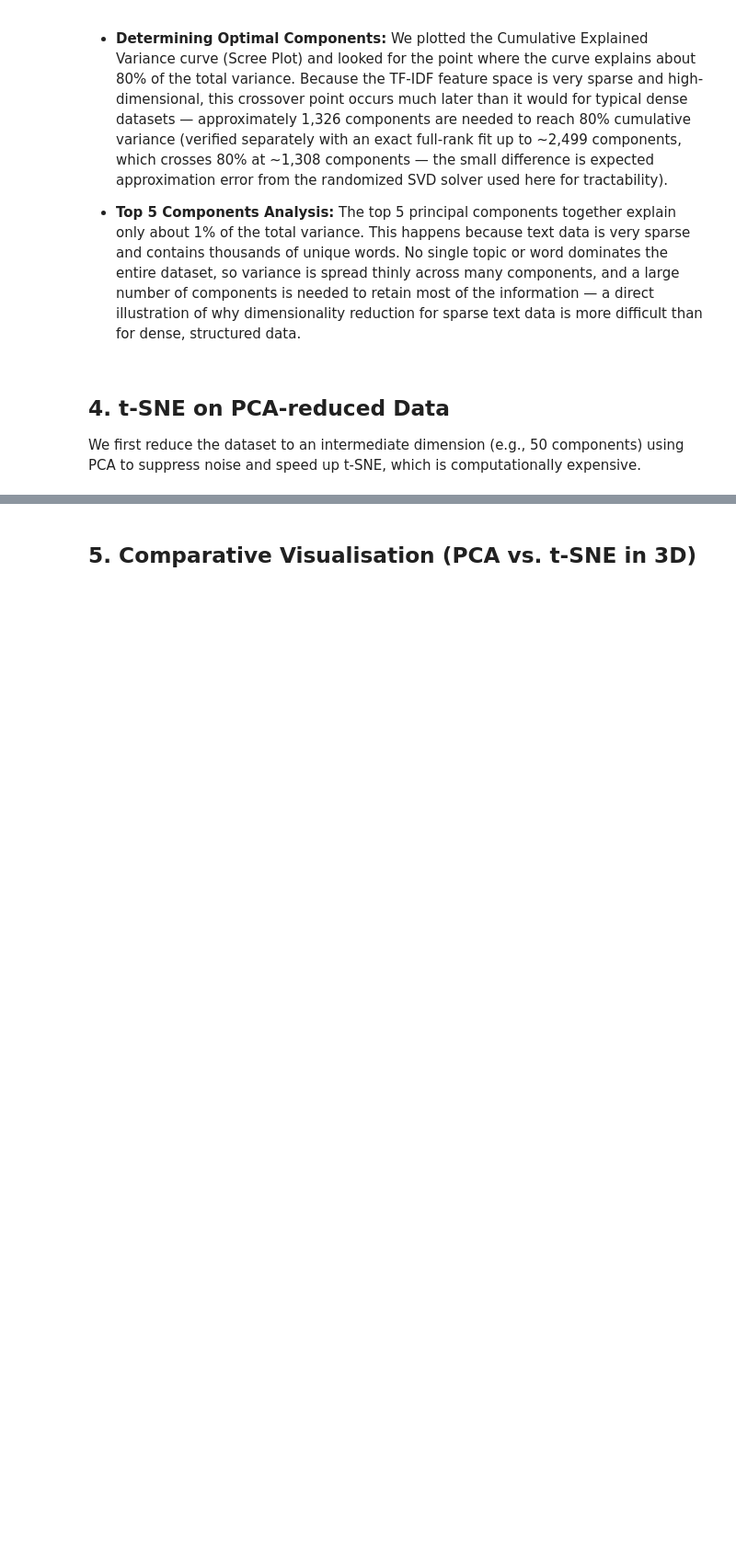
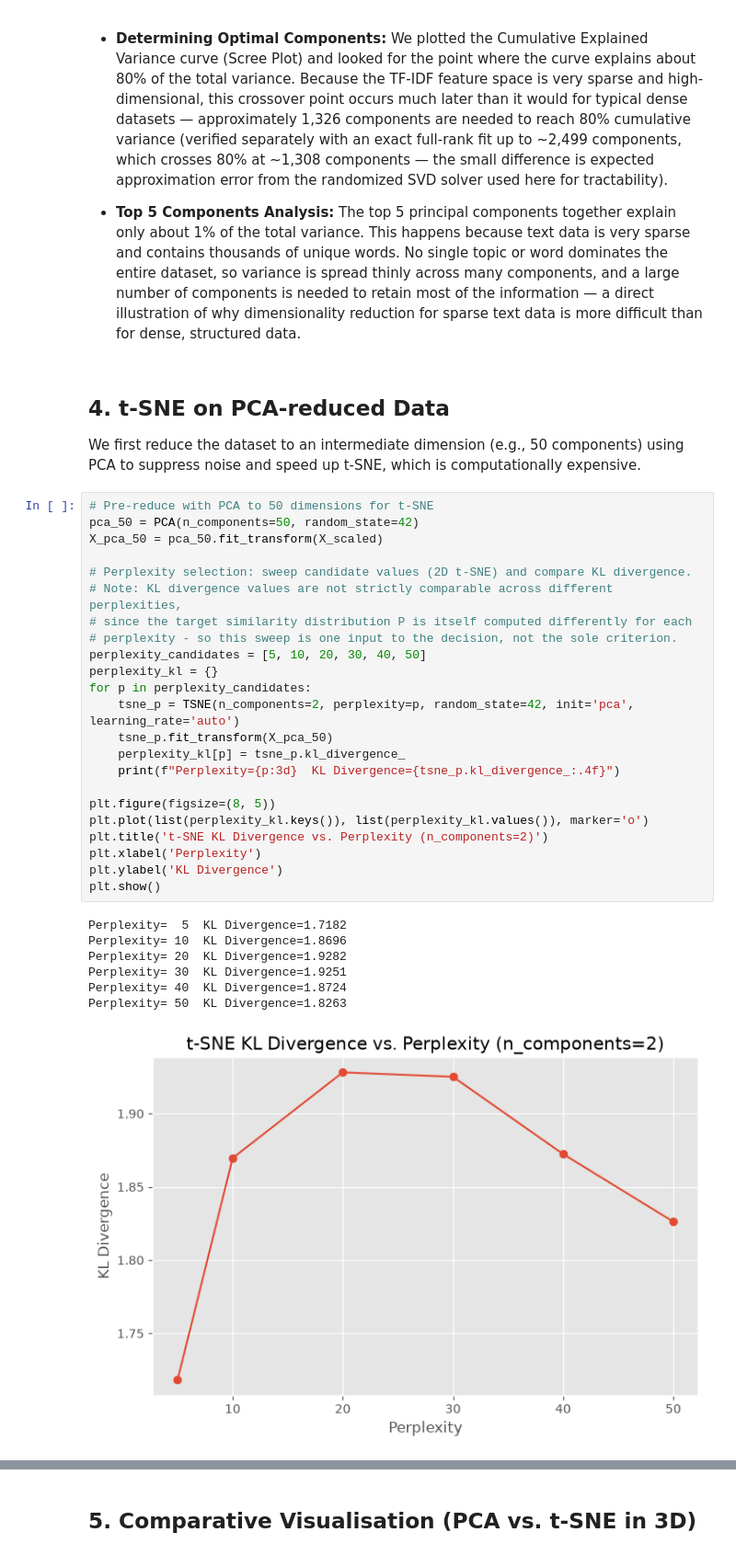
Before and after one commit to dmitrynovik/ml-a2, a Jupyter notebook: Task6_Dimensionality_Reduction.ipynb, the cells around one changed output, grey strips where cells are left out. Shown at 92% size. Drawn from its saved outputs; the diff is of its cells as text; blank space fills up the shorter version.

```diff
--- a/Task6_Dimensionality_Reduction.ipynb
+++ b/Task6_Dimensionality_Reduction.ipynb
@@ -152,4 +158,35 @@ The top 5 principal components together explain only about 1% of the total varia
 ## 4. t-SNE on PCA-reduced Data
 
 We first reduce the dataset to an intermediate dimension (e.g., 50 components) using PCA to suppress noise and speed up t-SNE, which is computationally expensive.
+# %%
+# Pre-reduce with PCA to 50 dimensions for t-SNE
+pca_50 = PCA(n_components=50, random_state=42)
+X_pca_50 = pca_50.fit_transform(X_scaled)
+
+# Perplexity selection: sweep candidate values (2D t-SNE) and compare KL divergence.
+# Note: KL divergence values are not strictly comparable across different perplexities,
+# since the target similarity distribution P is itself computed differently for each
+# perplexity - so this sweep is one input to the decision, not the sole criterion.
+perplexity_candidates = [5, 10, 20, 30, 40, 50]
+perplexity_kl = {}
+for p in perplexity_candidates:
+    tsne_p = TSNE(n_components=2, perplexity=p, random_state=42, init='pca', learning_rate='auto')
+    tsne_p.fit_transform(X_pca_50)
+    perplexity_kl[p] = tsne_p.kl_divergence_
+    print(f"Perplexity={p:3d}  KL Divergence={tsne_p.kl_divergence_:.4f}")
+
+plt.figure(figsize=(8, 5))
+plt.plot(list(perplexity_kl.keys()), list(perplexity_kl.values()), marker='o')
+plt.title('t-SNE KL Divergence vs. Perplexity (n_components=2)')
+plt.xlabel('Perplexity')
+plt.ylabel('KL Divergence')
+plt.show()
+# %% [output]
+Perplexity=  5  KL Divergence=1.7182
+Perplexity= 10  KL Divergence=1.8696
+Perplexity= 20  KL Divergence=1.9282
+Perplexity= 30  KL Divergence=1.9251
+Perplexity= 40  KL Divergence=1.8724
+Perplexity= 50  KL Divergence=1.8263
+[figure, added]
 # %%
```
Also changed, not shown: parts of 6 cells of this notebook, 2 other files.
